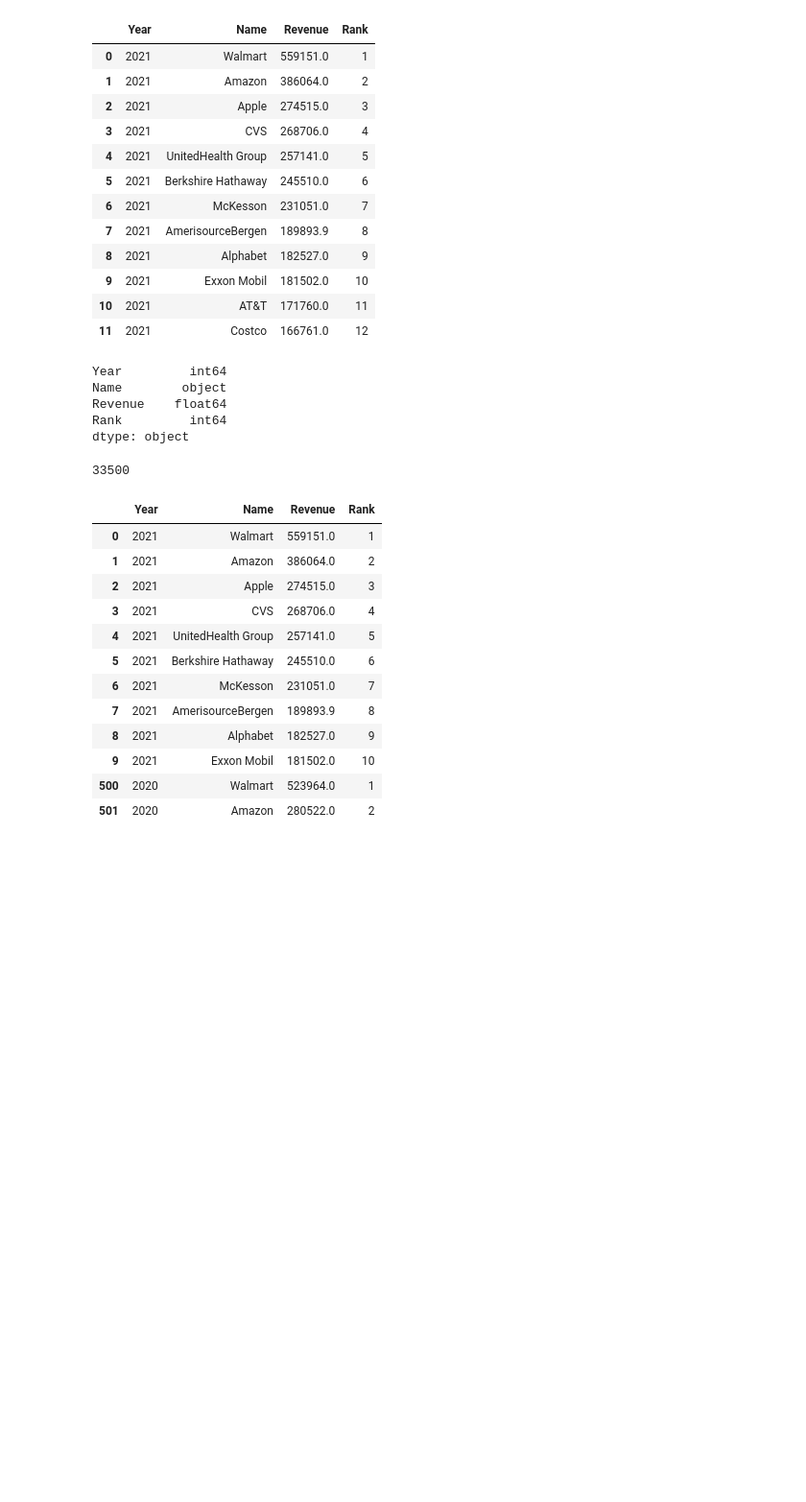
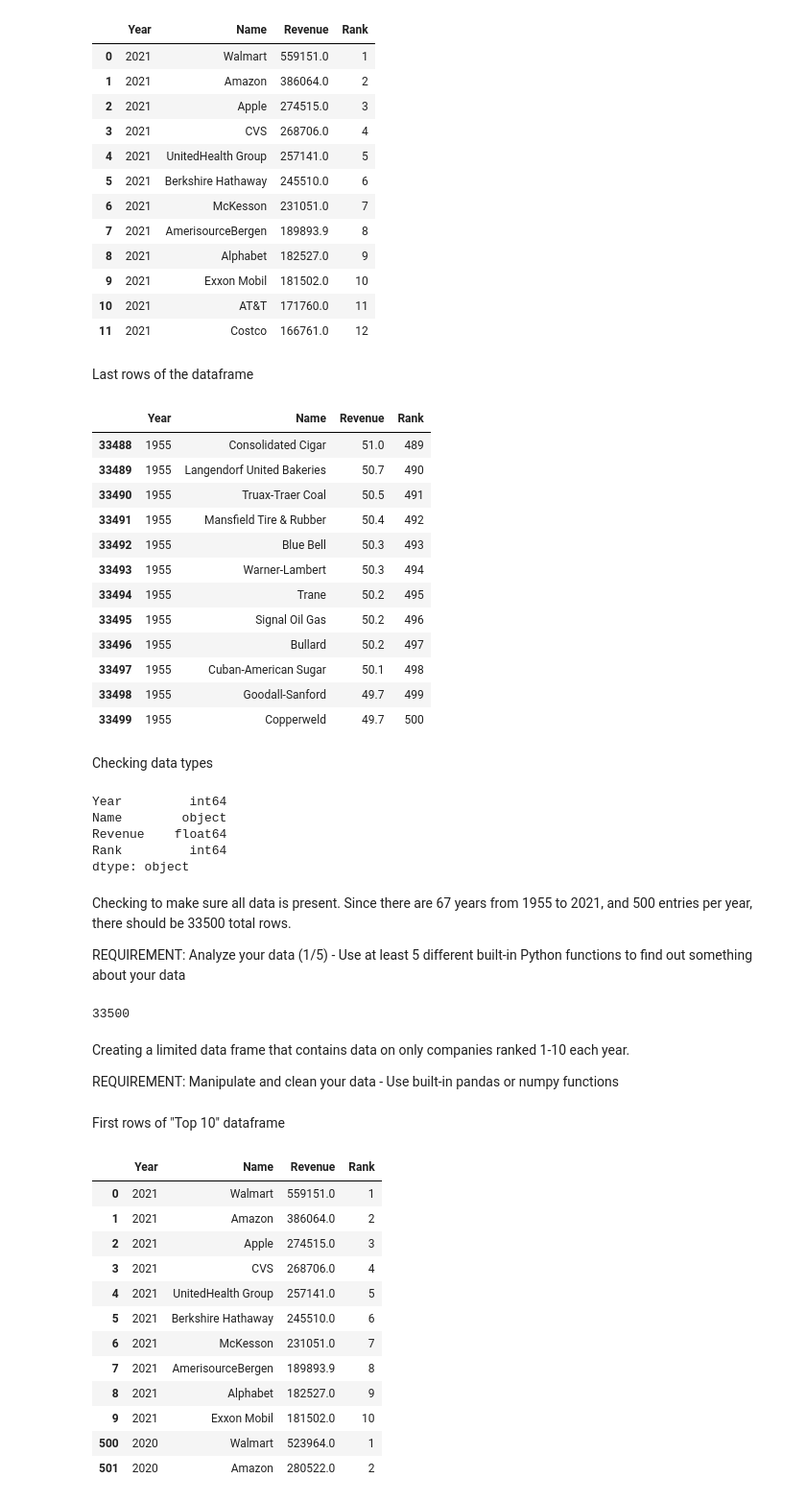
Before and after one commit to AdamSCohen/Fortune500History, a Jupyter notebook: main.ipynb, the cells around one changed output. Shown at 96% size. Cells and saved outputs as stored; diff of their text form; code cells hidden in the pictures; blank space fills up the shorter version.

```diff
--- a/main.ipynb
+++ b/main.ipynb
@@ -25,6 +31,26 @@ df.head(12)
 | 9 | 2021 | Exxon Mobil | 181502.0 | 10 |
 | 10 | 2021 | AT&T | 171760.0 | 11 |
 | 11 | 2021 | Costco | 166761.0 | 12 |
+# %% [markdown]
+Last rows of the dataframe
+# %%
+df.tail(12)
+# %% [output]
+|  | Year | Name | Revenue | Rank |
+| 33488 | 1955 | Consolidated Cigar | 51.0 | 489 |
+| 33489 | 1955 | Langendorf United Bakeries | 50.7 | 490 |
+| 33490 | 1955 | Truax-Traer Coal | 50.5 | 491 |
+| 33491 | 1955 | Mansfield Tire & Rubber | 50.4 | 492 |
+| 33492 | 1955 | Blue Bell | 50.3 | 493 |
+| 33493 | 1955 | Warner-Lambert | 50.3 | 494 |
+| 33494 | 1955 | Trane | 50.2 | 495 |
+| 33495 | 1955 | Signal Oil Gas | 50.2 | 496 |
+| 33496 | 1955 | Bullard | 50.2 | 497 |
+| 33497 | 1955 | Cuban-American Sugar | 50.1 | 498 |
+| 33498 | 1955 | Goodall-Sanford | 49.7 | 499 |
+| 33499 | 1955 | Copperweld | 49.7 | 500 |
+# %% [markdown]
+Checking data types
 # %%
 df.dtypes
 # %% [output]
@@ -33,4 +59,10 @@ Name        object
 Revenue    float64
 Rank         int64
 dtype: object
+# %% [markdown]
+Checking to make sure all data is present.
+Since there are 67 years from 1955 to 2021, and 500 entries per year, there should be 33500 total rows.
+
+REQUIREMENT: Analyze your data (1/5) - Use at least 5 different built-in
+Python functions to find out something about your data
 # %%
@@ -40,4 +69,8 @@ dtype: object
 len(df.index)
 # %% [output]
 33500
+# %% [markdown]
+Creating a limited data frame that contains data on only companies ranked 1-10 each year.
+
+REQUIREMENT: Manipulate and clean your data - Use built-in pandas or numpy functions
 # %%
@@ -46,4 +77,6 @@ len(df.index)
 top10 = df.loc[df['Rank'] <= 10]
+# %% [markdown]
+First rows of "Top 10" dataframe
 # %%
 top10.head(12)
 # %% [output]
```
Also changed, not shown: parts of 40 cells of this notebook.
